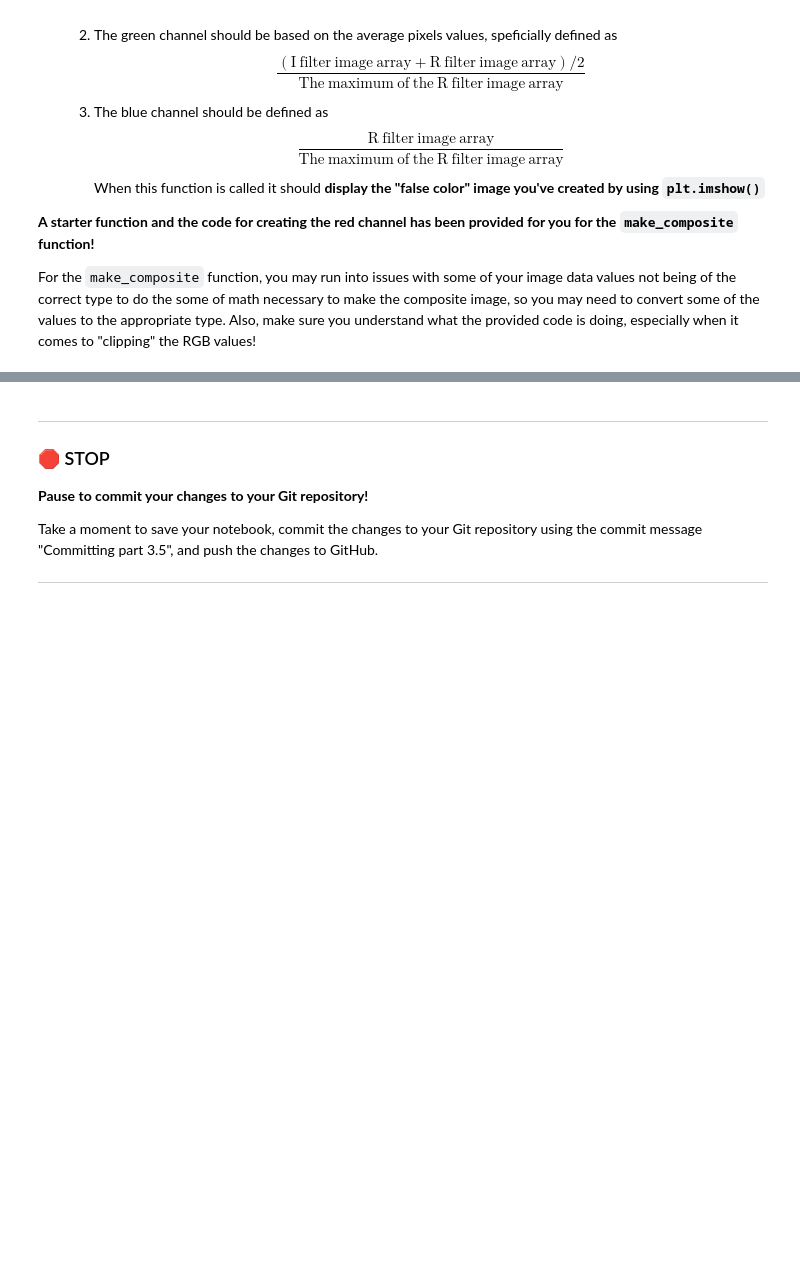
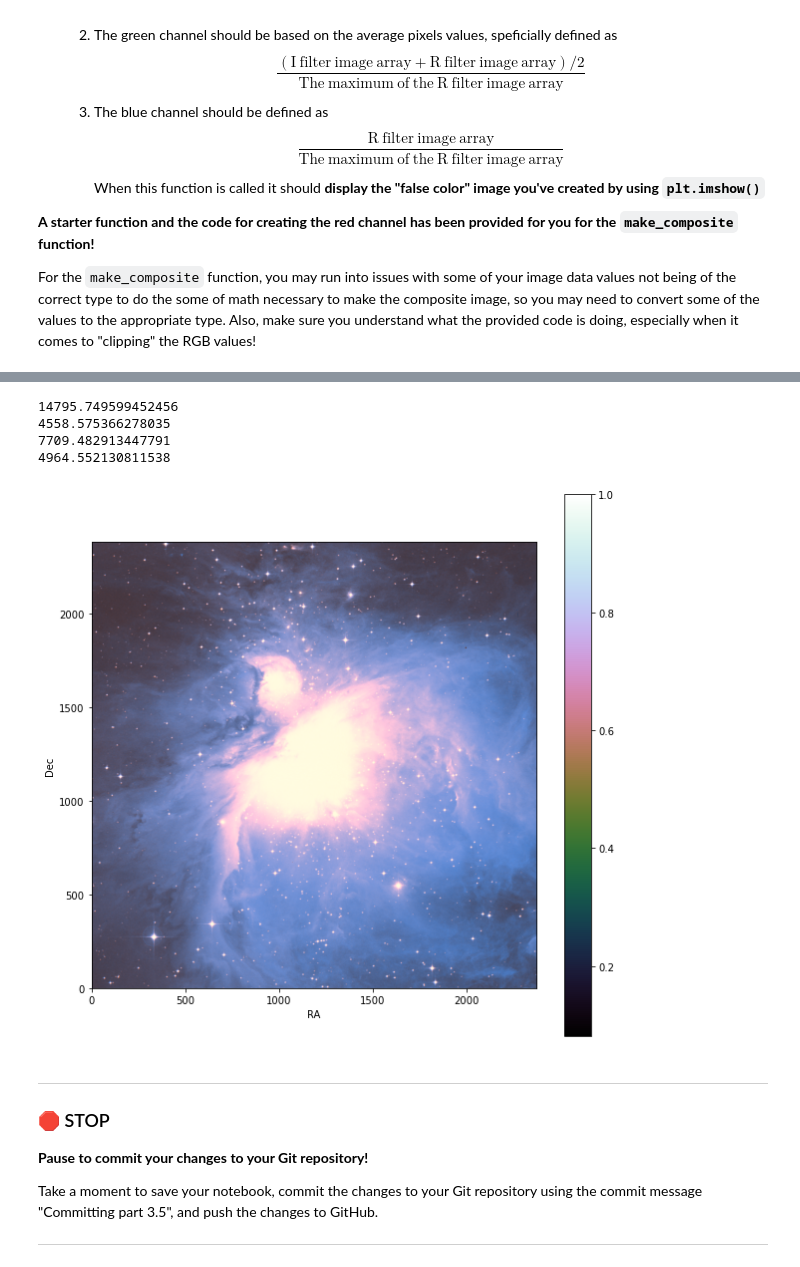
Before and after one commit to Michael-Bellaver/cmse202-s21-turnin, a Jupyter notebook: hw-01/HW-01_GitPracticeDebuggingAndPythonPackages-STUDENT.ipynb, the cells around one changed output, grey strips where cells are left out. Drawn from its saved outputs; the diff is of its cells as text; code cells hidden in the pictures; blank space fills up the shorter version.

```diff
--- a/hw-01/HW-01_GitPracticeDebuggingAndPythonPackages-STUDENT.ipynb
+++ b/hw-01/HW-01_GitPracticeDebuggingAndPythonPackages-STUDENT.ipynb
@@ -382,6 +382,18 @@ Now that you've been able to read, manipulate, and display FITS file images, we'
 For the `make_composite` function, you may run into issues with some of your image data values not being of the correct type to do the some of math necessary to make the composite image, so you may need to convert some of the values to the appropriate type. Also, make sure you understand what the provided code is doing, especially when it comes to "clipping" the RGB values!
 # %%
 # Write the three functions described above.
+def load_images(image1,image2):
+    image_1 = fits.open(image1)
+    image_2 = fits.open(image2)
+    imagedict = {image1: image_1[0].data,
+                image2: image_2[0].data}
+    return imagedict
+
+def calc_stats(dictionary):
+    for i in dictionary:
+        print(np.mean(dictionary[i]))
+        print(np.std(dictionary[i]))
+    return
 
 # Here is a starting point for the "make_composite" function
 def make_composite(f1, f2, im_dict):
@@ -400,6 +412,18 @@ def make_composite(f1, f2, im_dict):
     # Compute the red channel values and then clip them to ensure nothing is > 1.0
     rgb[:,:,0] = (im_dict[f2].astype("float")/norm_factor) * 1.5
     rgb[:,:,0][rgb[:,:,0] > 1.0] = 1.0
+
+    rgb[:,:,1] = ((im_dict[f2].astype("float")+im_dict[f1].astype("float"))/2)/norm_factor
+    rgb[:,:,1][rgb[:,:,1] > 1.0] = 1.0
+
+    rgb[:,:,2] = im_dict[f1].astype("float")/norm_factor
+    rgb[:,:,2][rgb[:,:,2] > 1.0] = 1.0
+
+    plt.figure(figsize=(10,10))
+    plt.imshow(rgb,cmap='cubehelix',origin='lower')
+    plt.colorbar()
+    plt.xlabel('RA')
+    plt.ylabel('Dec')
 # %% [markdown]
 **&#9989; Question 16 [4 points]:** Now that you've defined your class methods, you're going to put them to use. In the following cell:
 1. Load the images using your `load_images()` function.
@@ -421,3 +443,16 @@ image_data_ir = np.random.exponential(600,size=(1000,1000))
+# %%
+# Put your code here
+dictionary = load_images('m42_40min_red.fits','m42_40min_ir.fits')
+
+stats = calc_stats(dictionary)
+
+make_composite('m42_40min_red.fits','m42_40min_ir.fits',dictionary)
+# %% [output]
+14795.749599452456
+4558.575366278035
+7709.482913447791
+4964.552130811538
+[figure, added]
 # %% [markdown]
 ---
 ### &#128721; STOP
```
Also changed, not shown: parts of 1 cell of this notebook.
